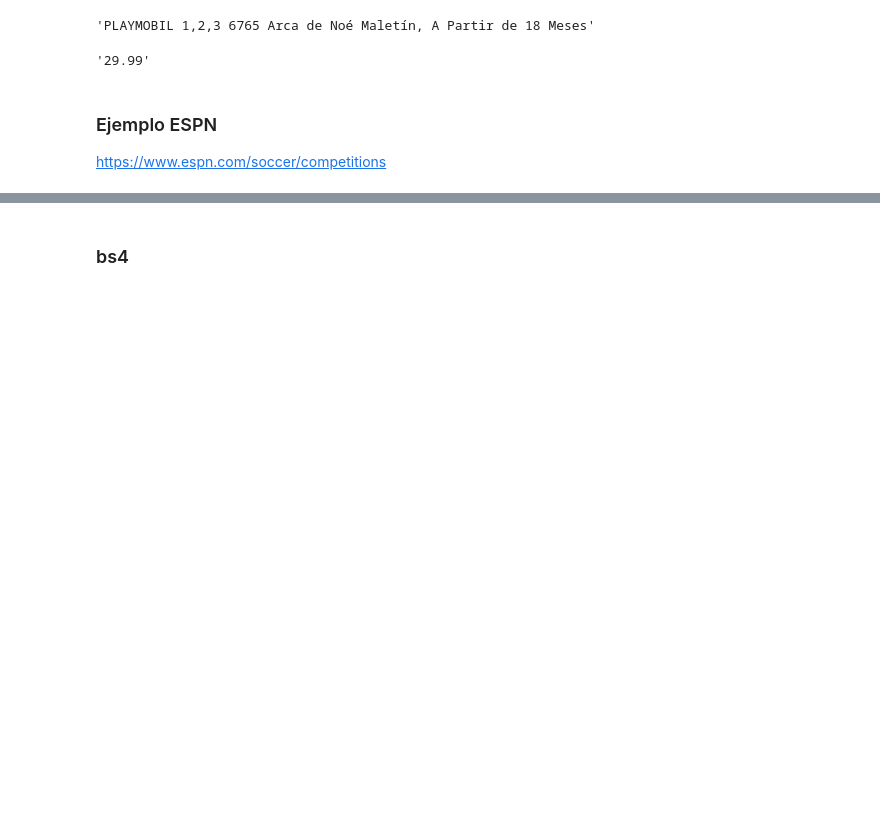
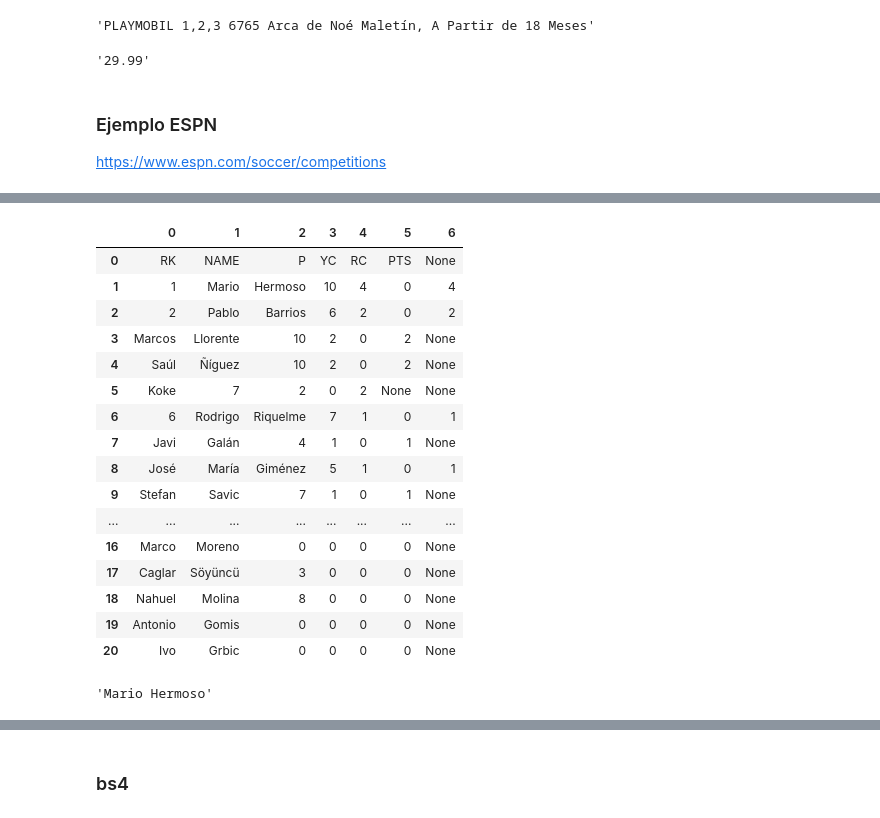
Before and after one commit to Ironhack-Data-Madrid-Octubre-2023/apuntes_clase, a Jupyter notebook: semana_4/3.1 - Web Scraping (selenium).ipynb, the cells around one changed output, grey strips where cells are left out. Drawn from its saved outputs; the diff is of its cells as text; code cells hidden in the pictures; blank space fills up the shorter version.

```diff
--- a/semana_4/3.1 - Web Scraping (selenium).ipynb
+++ b/semana_4/3.1 - Web Scraping (selenium).ipynb
@@ -331,0 +332,4 @@ https://www.espn.com/soccer/competitions
+# %%
+driver = webdriver.Chrome(PATH)
+
+driver.get(url)
@@ -331,0 +355,8 @@ https://www.espn.com/soccer/competitions
+# %%
+tabla = driver.find_element(By.XPATH, '//*[@id="fittPageContainer"]/div[2]/div[5]/div/div/section/div/section/section/div/div[2]/div/div[2]/table')
+# %%
+tabla2 = tabla.text.split('\n')
+
+tabla2 = [e.split() for e in tabla2]
+
+tabla2
@@ -331,0 +381,22 @@ https://www.espn.com/soccer/competitions
+# %%
+import pandas as pd
+
+pd.DataFrame(tabla2)
+# %% [output]
+|  | 0 | 1 | 2 | 3 | 4 | 5 | 6 |
+| 0 | RK | NAME | P | YC | RC | PTS | None |
+| 1 | 1 | Mario | Hermoso | 10 | 4 | 0 | 4 |
+| 2 | 2 | Pablo | Barrios | 6 | 2 | 0 | 2 |
+| 3 | Marcos | Llorente | 10 | 2 | 0 | 2 | None |
+| 4 | Saúl | Ñíguez | 10 | 2 | 0 | 2 | None |
+| 5 | Koke | 7 | 2 | 0 | 2 | None | None |
+| 6 | 6 | Rodrigo | Riquelme | 7 | 1 | 0 | 1 |
+| 7 | Javi | Galán | 4 | 1 | 0 | 1 | None |
+| 8 | José | María | Giménez | 5 | 1 | 0 | 1 |
+| 9 | Stefan | Savic | 7 | 1 | 0 | 1 | None |
+| ... | ... | ... | ... | ... | ... | ... | ... |
+| 16 | Marco | Moreno | 0 | 0 | 0 | 0 | None |
+| 17 | Caglar | Söyüncü | 3 | 0 | 0 | 0 | None |
+| 18 | Nahuel | Molina | 8 | 0 | 0 | 0 | None |
+| 19 | Antonio | Gomis | 0 | 0 | 0 | 0 | None |
+| 20 | Ivo | Grbic | 0 | 0 | 0 | 0 | None |
@@ -331,0 +405,8 @@ https://www.espn.com/soccer/competitions
+# %%
+cuerpo = tabla.find_element(By.TAG_NAME, 'tbody')
+
+filas = cuerpo.find_elements(By.TAG_NAME, 'tr')
+
+filas[0].find_elements(By.TAG_NAME, 'td')[1].text
+# %% [output]
+'Mario Hermoso'
```
Also changed, not shown: parts of 39 cells of this notebook.
